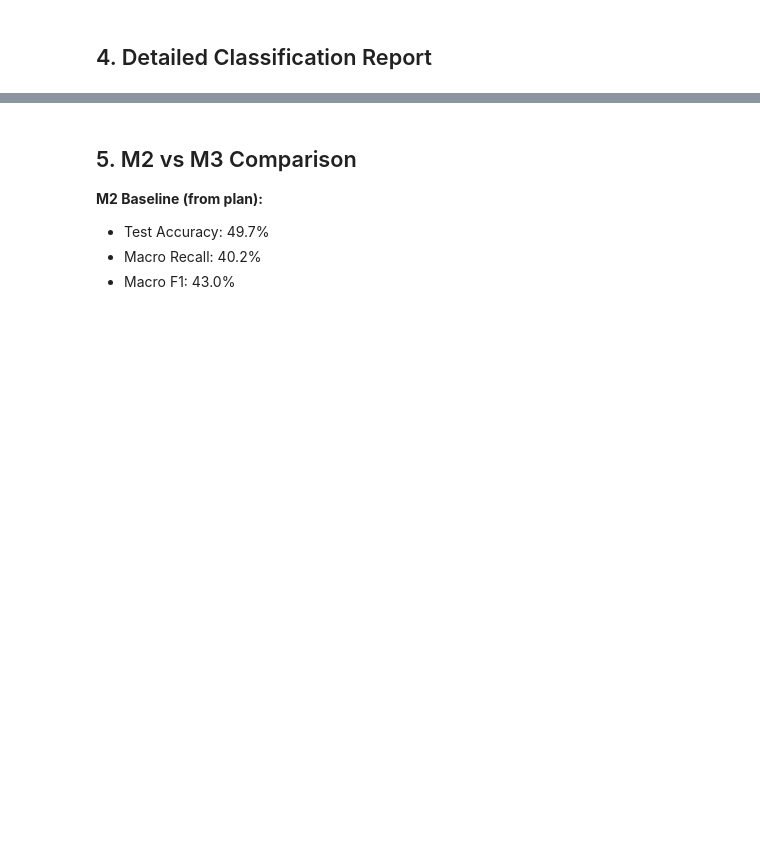
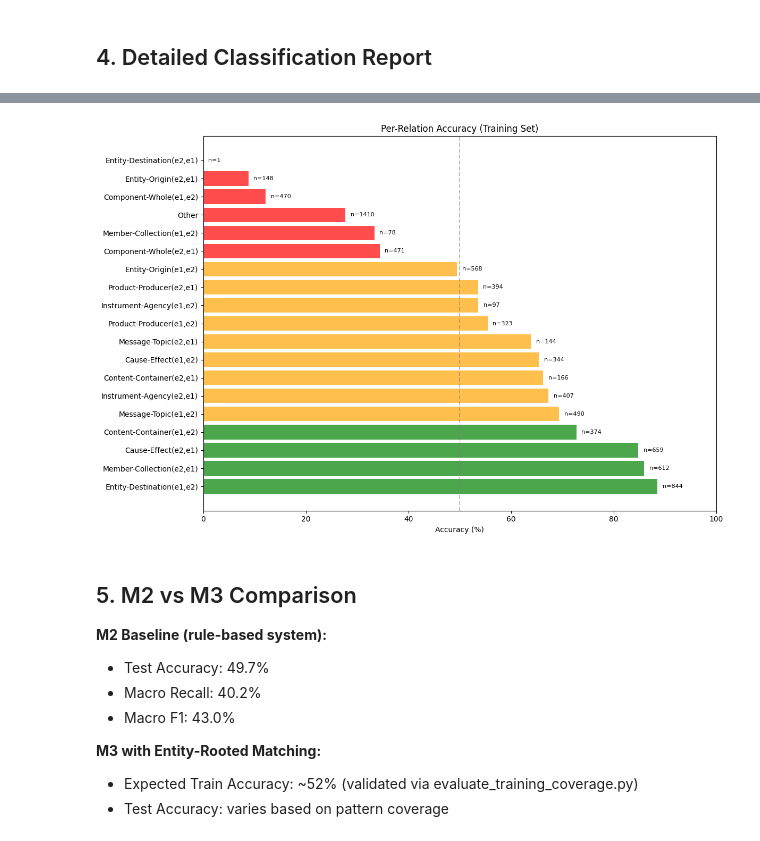
Before and after one commit to bnkglu/Token13-tuw-nlp-ie-2025WS, a Jupyter notebook: milestone_3/notebooks/5_evaluation_analysis.ipynb, the cells around one changed output, grey strips where cells are left out. Drawn from its saved outputs; the diff is of its cells as text; code cells hidden in the pictures; blank space fills up the shorter version.

```diff
--- a/milestone_3/notebooks/5_evaluation_analysis.ipynb
+++ b/milestone_3/notebooks/5_evaluation_analysis.ipynb
@@ -133,10 +188,42 @@ Entity-Destination(e1,e2)       0.74      0.65      0.69       291
+# %%
+# Visualization: Per-relation accuracy bar chart
+fig, ax = plt.subplots(figsize=(12, 8))
+
+relations = [r[0] for r in rel_acc_sorted]
+accuracies = [r[1] for r in rel_acc_sorted]
+supports = [r[2] for r in rel_acc_sorted]
+
+# Color bars by accuracy level
+colors = ['green' if acc >= 70 else 'orange' if acc >= 40 else 'red' for acc in accuracies]
+
+bars = ax.barh(relations, accuracies, color=colors, alpha=0.7)
+ax.set_xlabel('Accuracy (%)')
+ax.set_title('Per-Relation Accuracy (Training Set)')
+ax.set_xlim(0, 100)
+
+# Add support annotations
+for i, (bar, support) in enumerate(zip(bars, supports)):
+    ax.text(bar.get_width() + 1, bar.get_y() + bar.get_height()/2,
+            f'n={support}', va='center', fontsize=8)
+
+# Add vertical line at 50%
+ax.axvline(x=50, color='gray', linestyle='--', alpha=0.5, label='50% threshold')
+
+plt.tight_layout()
+plt.show()
+# %% [output]
+[figure, added]
 # %% [markdown]
 ## 5. M2 vs M3 Comparison
 
-**M2 Baseline (from plan):**
+**M2 Baseline (rule-based system):**
 - Test Accuracy: 49.7%
 - Macro Recall: 40.2%
 - Macro F1: 43.0%
+
+**M3 with Entity-Rooted Matching:**
+- Expected Train Accuracy: ~52% (validated via evaluate_training_coverage.py)
+- Test Accuracy: varies based on pattern coverage
 # %%
 m2_metrics = {'accuracy': 0.497, 'recall': 0.402, 'f1': 0.430}
 m3_metrics = {'accuracy': test_acc, 'recall': test_rec, 'f1': test_f1}
```
Also changed, not shown: parts of 8 cells of this notebook, 18 other files.
